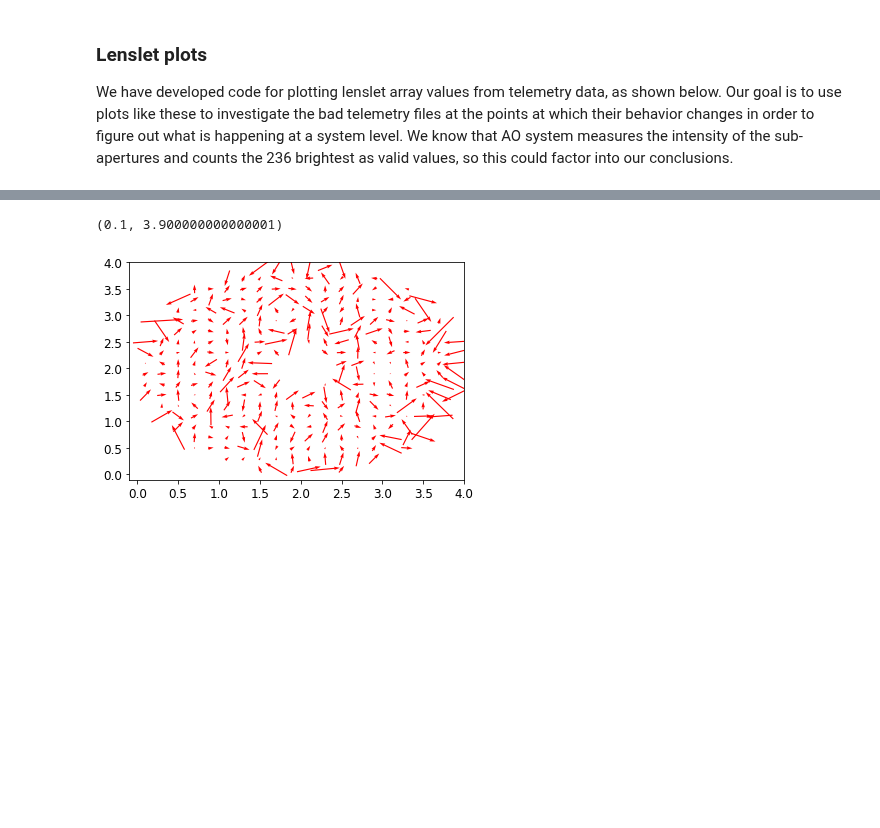
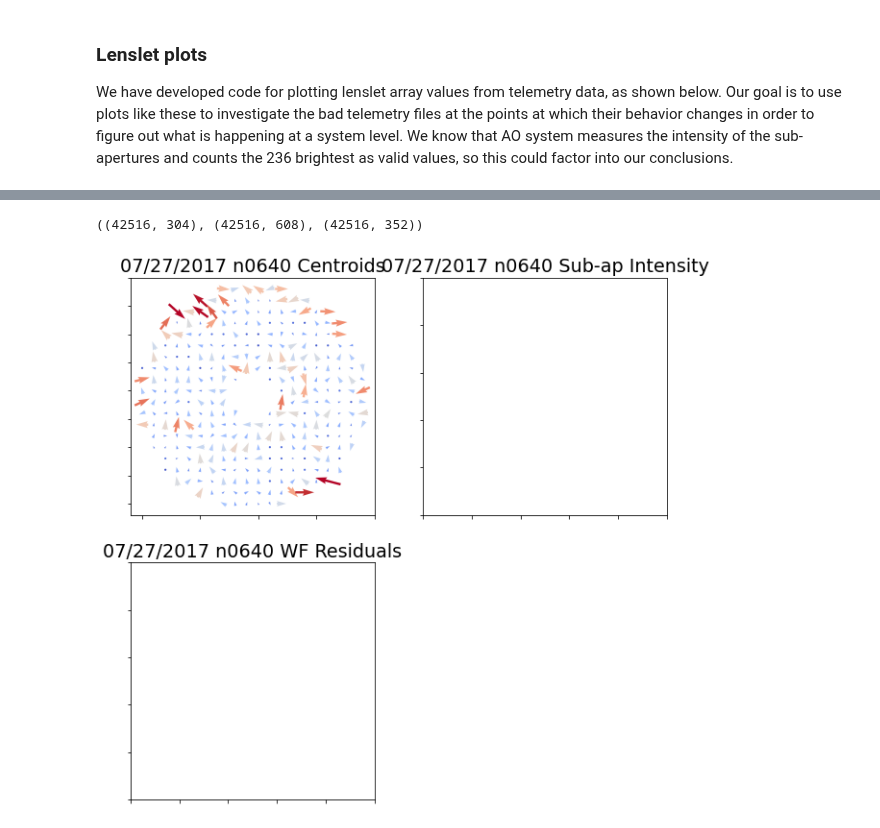
Before and after one commit to eramey16/berkeley_research, a Jupyter notebook: Keck_Performance/AO_Telemetry_2020_Emily.ipynb, the cells around one changed output, grey strips where cells are left out. Cells and saved outputs as stored; diff of their text form; code cells hidden in the pictures; blank space fills up the shorter version.

```diff
--- a/Keck_Performance/AO_Telemetry_2020_Emily.ipynb
+++ b/Keck_Performance/AO_Telemetry_2020_Emily.ipynb
@@ -186,8 +195,9 @@ plt.show()
 # %% [markdown]
 We can see from the plot below that this phenomenon affects two observing nights more strongly than any of the others, as well as the fact that the bad files cover a range of image qualities.
 # %%
+data = data_clean
 # Filter out bad files
-filter_strength = 200 # [EDIT]
+filter_strength = 500 # [EDIT]
 bad_files = data[data.rms_std_telemetry > filter_strength]
 good_files = data[data.rms_std_telemetry < filter_strength]
 print(f"Bad file percentage: {len(bad_files)/len(data)*100:.2f}%")
@@ -293,0 +296,6 @@ anim.save('test.gif',writer=writergif)
+# %%
+def lenslet_positions(map_file):
+    map_grid = pd.read_csv(map_file, delim_whitespace=True, header=None).to_numpy()
+    x, y = np.where(map_grid==1)
+
+    return x, y
@@ -316,45 +365,69 @@ yy = yy[yy!=0] # Actual y-coords of lenslets
 # %%
-def centroids(i, data):
+def get_centroids(i, data):
     centroids_all = data[i, :].reshape(1,-1)
     u, v = split_centroids(centroids_all)
+    c = np.sqrt(u**2+v**2)
 
-    return u,v
+    return u,v,c
-# %%
-min(xx), max(xx)
-# %% [output]
-(0.1, 3.900000000000001)
+# %%
+sa_light = bad_example.a.subapintensity[0]
+centroids = bad_example.a.offsetcentroid[0]
+rwf = bad_example.a.residualwavefront[0]
+sa_light.shape, centroids.shape, rwf.shape
+# %% [output]
+((42516, 304), (42516, 608), (42516, 352))
 # %%
 import numpy as np
 from matplotlib import pyplot as plt
 from matplotlib import animation
-data = bad_example.a.offsetcentroid[0]
+centroids = bad_example.a.offsetcentroid[0]
 
-X, Y = xx, yy
-U, V = centroids(0, data)
+wfs_x, wfs_y = lenslet_positions(wfs_file)
+U, V, C = get_centroids(0, centroids)
 
-fig, ax = plt.subplots(1,1)
-Q = ax.quiver(X, Y, U, V, pivot='mid', color='r', units='inches')
+fig, axes = plt.subplots(2,2, figsize=(10,10))
+c_plot = axes[0,0]
+sa_plot = axes[0,1]
+re_plot = axes[1,0]
+axes[1,1].set_visible(False)
 
-ax.set_xlim(-0.1, 4)
-ax.set_ylim(-0.1, 4)
+Q = c_plot.quiver(wfs_x, wfs_x, U, V, C, units='xy', angles='xy', scale_units='xy', scale=0.7,
+              pivot='mid', width=0.2, cmap='coolwarm')
+# I = sa_plot.scatter()
+
+# Set plot labels and colorbars
+labels = ["Centroids", "Sub-ap Intensity", "WF Residuals"]
+for i,plot in enumerate([c_plot, sa_plot, re_plot]):
+    plot.set_xticklabels([])
+    plot.set_yticklabels([])
+    plot.set_title(f"07/27/2017 n0640 {labels[i]}")
+#     plot.colorbar()
+# color_ax = fig.add_axes([.91, .125, 0.02, 0.755])
+# colorbar = fig.colorbar(Q, cax = color_ax)
+
+c_plot.set_xlim(-1, max(X)+1)
+c_plot.set_ylim(-1, max(Y)+1)
 
 def update_quiver(num, Q, X, Y):
     """updates the horizontal and vertical vector components by a
     fixed increment on each frame
     """
-    U,V = centroids(num, data)
+    U,V,C = get_centroids(num, centroids)
 
-    Q.set_UVC(U,V)
+    Q.set_UVC(U,V,C)
 
     return Q,
 
 # you need to set blit=False, or the first set of arrows never gets
 # cleared on subsequent frames
 anim = animation.FuncAnimation(fig, update_quiver, fargs=(Q, X, Y),
-                               interval=50, blit=False)
+                               interval=50, save_count=50, blit=False)
 
 # saves the animation
-writergif = animation.PillowWriter(fps=10)
-anim.save('centroids.gif',writer=writergif)
+# writer = animation.FFMpegWriter(fps=60, bitrate=100)
+# anim.save('centroids.mp4', writer=writer)
+
+writergif = animation.PillowWriter(fps=60, bitrate=100)
+anim.save('test.gif',writer=writergif)
 # %% [output]
-[figure, old version]
+[figure, new version]
```
Also changed, not shown: parts of 13 cells of this notebook, 2 other files.
